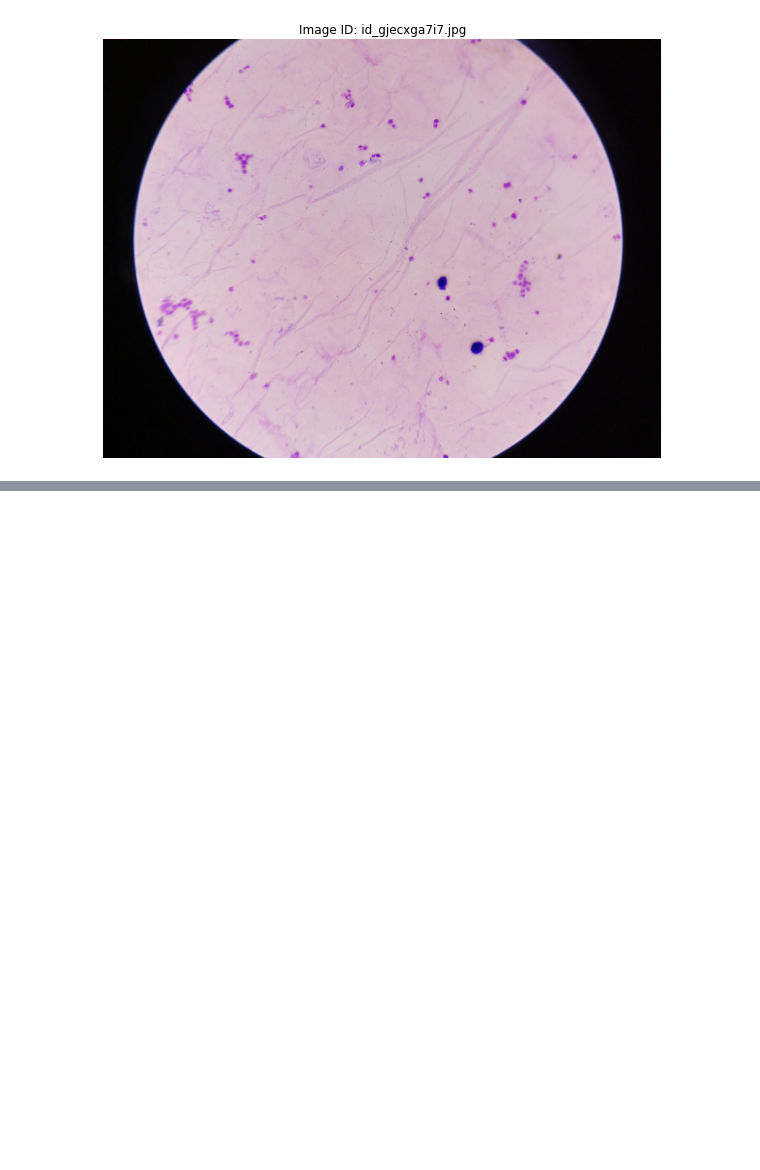
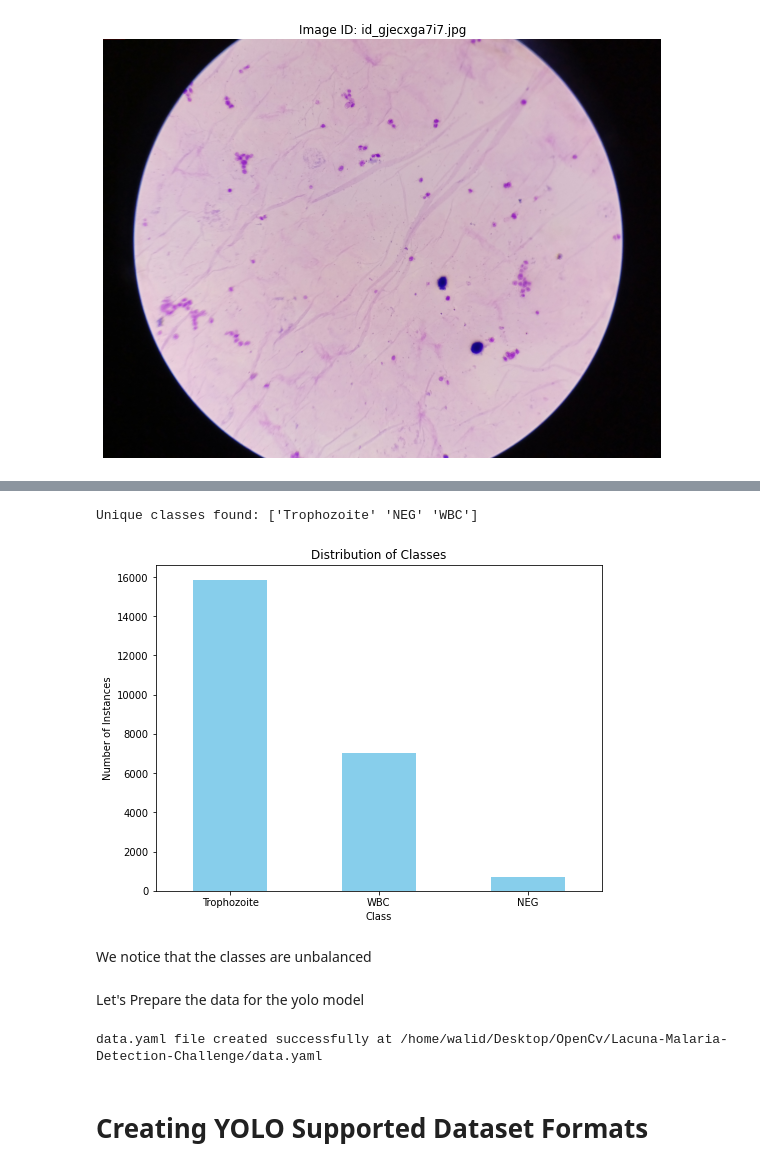
Before and after one commit to walidbrini/Lacuna-Malaria-Detection-Challenge, a Jupyter notebook: malaria_detection.ipynb, the cells around one changed output, grey strips where cells are left out. Cells and saved outputs as stored; diff of their text form; code cells hidden in the pictures; blank space fills up the shorter version.

Commit message:
add YOLO Supported Dataset Formats

```diff
--- a/malaria_detection.ipynb
+++ b/malaria_detection.ipynb
@@ -158,0 +178,65 @@ visualize_images(train_df, image_dir, num_images=5)
+# %%
+# Load the CSV file
+csv_file = '/home/walid/Desktop/OpenCv/Lacuna-Malaria-Detection-Challenge/Train.csv'
+train_df = pd.read_csv(csv_file)
+
+# Check for unique classes in the 'class' column
+unique_classes = train_df['class'].unique()
+print("Unique classes found:", unique_classes)
+# %% [output]
+Unique classes found: ['Trophozoite' 'NEG' 'WBC']
+# %%
+# Count the occurrences of each class
+class_counts = train_df['class'].value_counts()
+
+# Plot the distribution of classes
+plt.figure(figsize=(8, 6))
+class_counts.plot(kind='bar', color='skyblue')
+plt.title('Distribution of Classes')
+plt.xlabel('Class')
+plt.ylabel('Number of Instances')
+plt.xticks(rotation=0)
+plt.show()
+# %% [output]
+[figure, added]
+# %% [markdown]
+We notice that the classes are unbalanced
+# %% [markdown]
+Let's Prepare the data for the yolo model
+# %%
+import yaml
+
+# Define dataset paths
+dataset_root = '/home/walid/Desktop/OpenCv/Lacuna-Malaria-Detection-Challenge'  # Replace with the actual path to your dataset
+train_images_dir = 'images/train'  # Replace with the actual relative path to your training images
+val_images_dir = 'images/val'      # Replace with the actual relative path to your validation images
+test_images_dir = 'images/test'    # Replace with the actual relative path to your test images, if applicable
+
+# Map the unique classes to indices
+# Sort unique classes to ensure they are in ascending order
+sorted_classes = sorted(unique_classes)
+
+# Map the unique classes to indices
+class_map = {idx: class_name for idx, class_name in enumerate(sorted_classes)}
+
+# Prepare the data.yaml dictionary
+data_yaml = {
+    'path': dataset_root,
+    'train': train_images_dir,
+    'val': val_images_dir,
+    'test': test_images_dir,  # Optional, can be left blank if not available
+    'names': class_map
+}
+
+# Define the output path for data.yaml
+yaml_output_path = '/home/walid/Desktop/OpenCv/Lacuna-Malaria-Detection-Challenge/data.yaml'
+
+# Write the data.yaml file
+with open(yaml_output_path, 'w') as yaml_file:
+    yaml.dump(data_yaml, yaml_file, default_flow_style=False)
+
+print(f"data.yaml file created successfully at {yaml_output_path}")
+# %% [output]
+data.yaml file created successfully at /home/walid/Desktop/OpenCv/Lacuna-Malaria-Detection-Challenge/data.yaml
+# %% [markdown]
+# Creating YOLO Supported Dataset Formats
```
Also changed, not shown: parts of 6 cells of this notebook, 3 other files.
